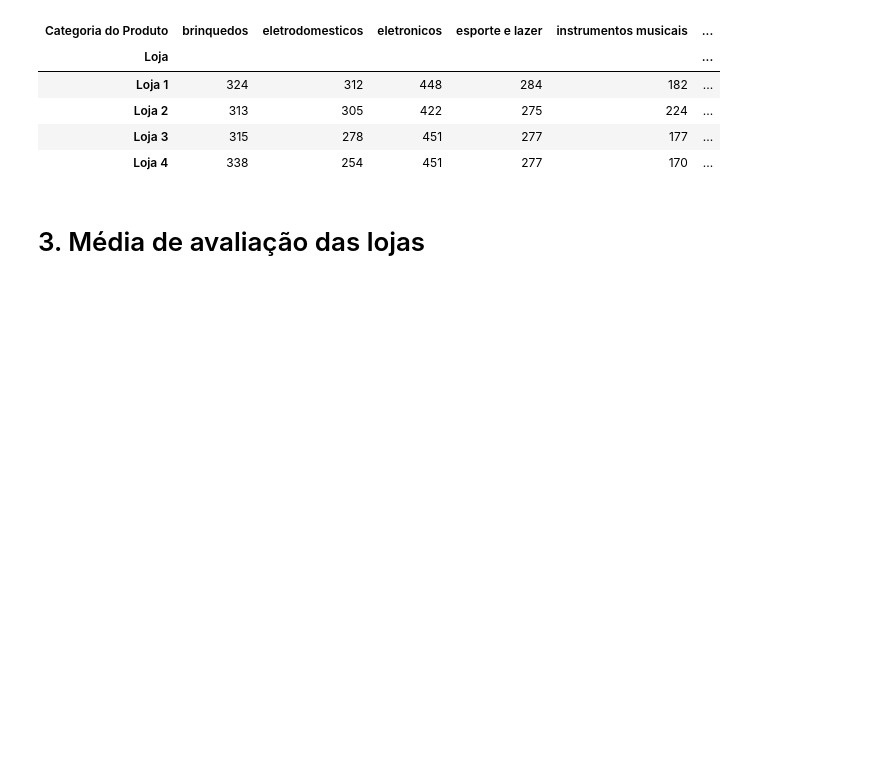
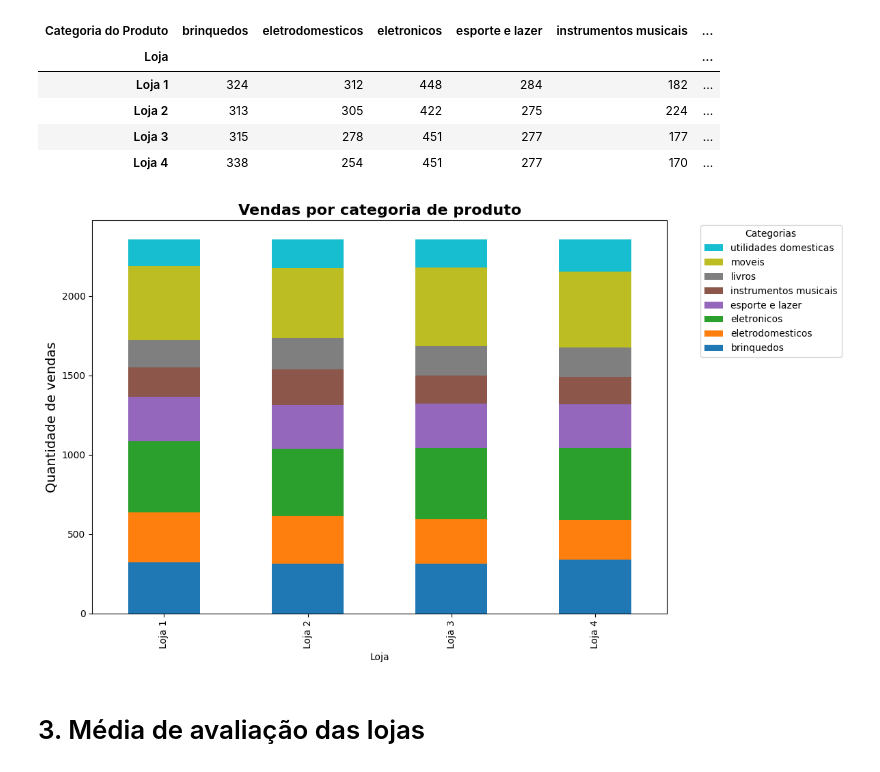
Before and after one commit to lidimoura/challenge1-data-science-Alura-Store, a Jupyter notebook: AluraStoreBrasil.ipynb, the cells around one changed output. Cells and saved outputs as stored; diff of their text form; code cells hidden in the pictures; blank space fills up the shorter version.

Commit message:
Criado usando o Colab - grafico de vendas por categoria de cada loja

```diff
--- a/AluraStoreBrasil.ipynb
+++ b/AluraStoreBrasil.ipynb
@@ -264,6 +264,24 @@ display(vendas_categoria.style.format({col: '{:,.0f}' for col in vendas_categori
 | Loja 2 | 313 | 305 | 422 | 275 | 224 | ... |
 | Loja 3 | 315 | 278 | 451 | 277 | 177 | ... |
 | Loja 4 | 338 | 254 | 451 | 277 | 170 | ... |
+# %%
+# Criango o gráfico de barras empilhadas para analisar melhor as vendas das categorias de cada loja
+ax = vendas_categoria.plot(kind='bar', stacked=True, figsize=(12,7), colormap='tab10')
+plt.title('Vendas por categoria de produto', fontsize=16, fontweight='bold')
+plt.ylabel('Quantidade de vendas', fontsize=14)
+
+# Obtendo os handles do gráfico
+handles, _ = ax.get_legend_handles_labels()
+
+# Usando as colunas do DataFrame como rótulos da legenda para garantir a ordem (invertendo ambas handles e labels para corresponder à ordem de empilhamento)
+plt.legend(handles[::-1], vendas_categoria.columns[::-1], title='Categorias', bbox_to_anchor=(1.05, 1), loc='upper left')
+plt.tight_layout()
+
+# Salvando gráfico
+plt.savefig('grafico_vendas_categorias.png')
+plt.show()
+# %% [output]
+[figure, added]
 # %% [markdown]
 # 3. Média de avaliação das lojas
 # %% [markdown]
```
